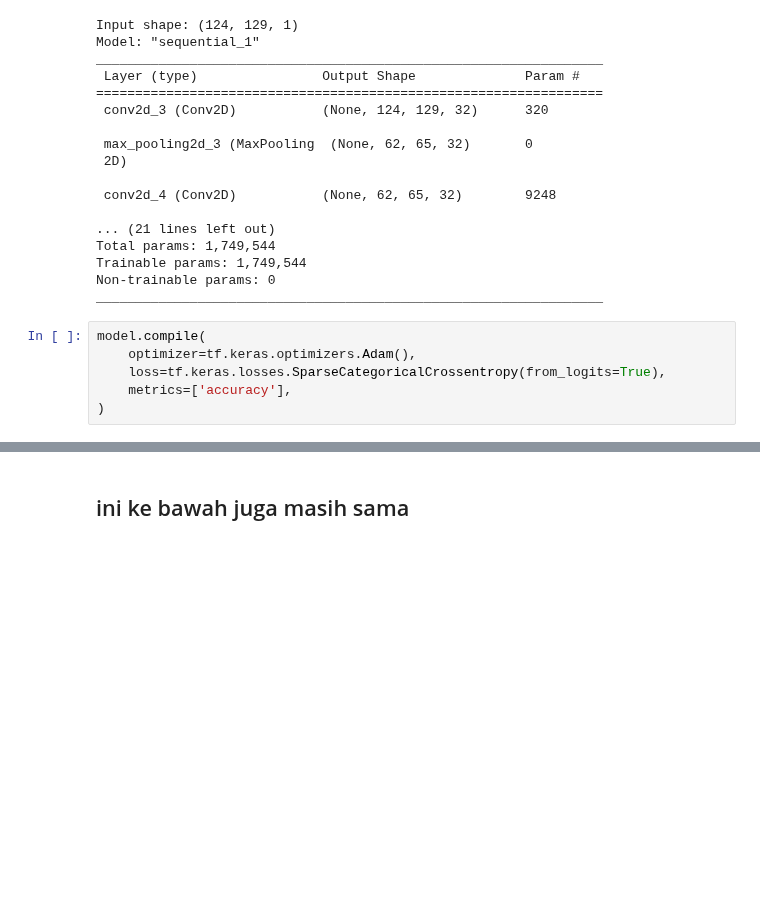
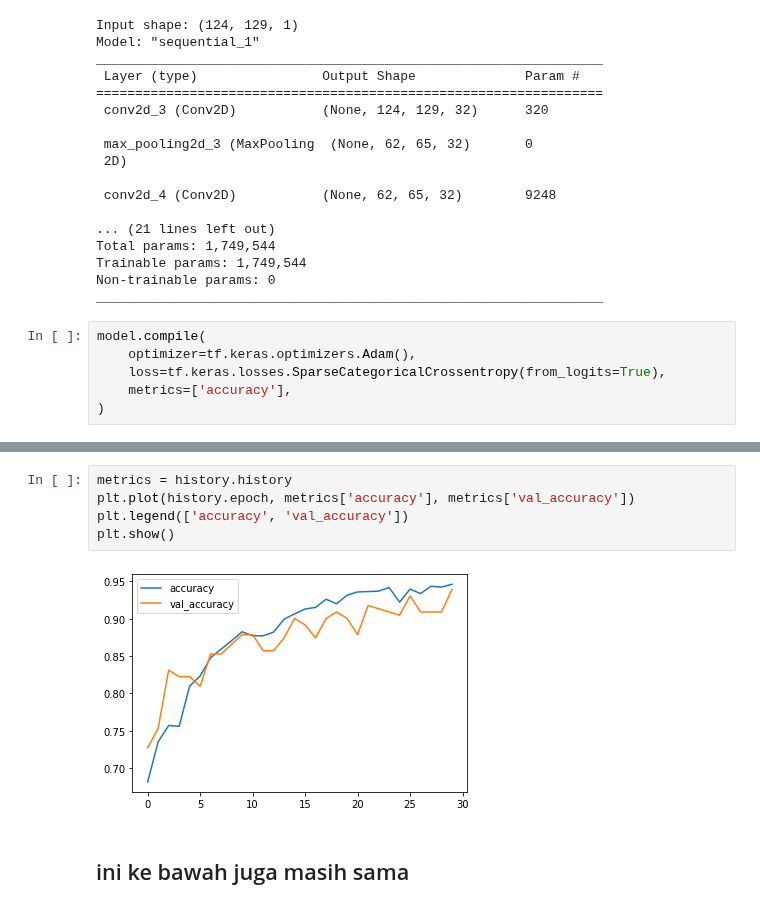
Before and after one commit to C22-PS121/machine-learning, a Jupyter notebook: ML_Model.ipynb, the cells around one changed output, grey strips where cells are left out. Saved outputs shown, nothing was run; the diff lists cells and outputs as text; blank space fills up the shorter version.

```diff
--- a/ML_Model.ipynb
+++ b/ML_Model.ipynb
@@ -461,3 +467,10 @@ plt.show()
+# %%
+metrics = history.history
+plt.plot(history.epoch, metrics['accuracy'], metrics['val_accuracy'])
+plt.legend(['accuracy', 'val_accuracy'])
+plt.show()
+# %% [output]
+[figure, added]
 # %% [markdown]
 ## ini ke bawah juga masih sama
 # %%
```
Also changed, not shown: parts of 48 cells of this notebook, 23 other files.
